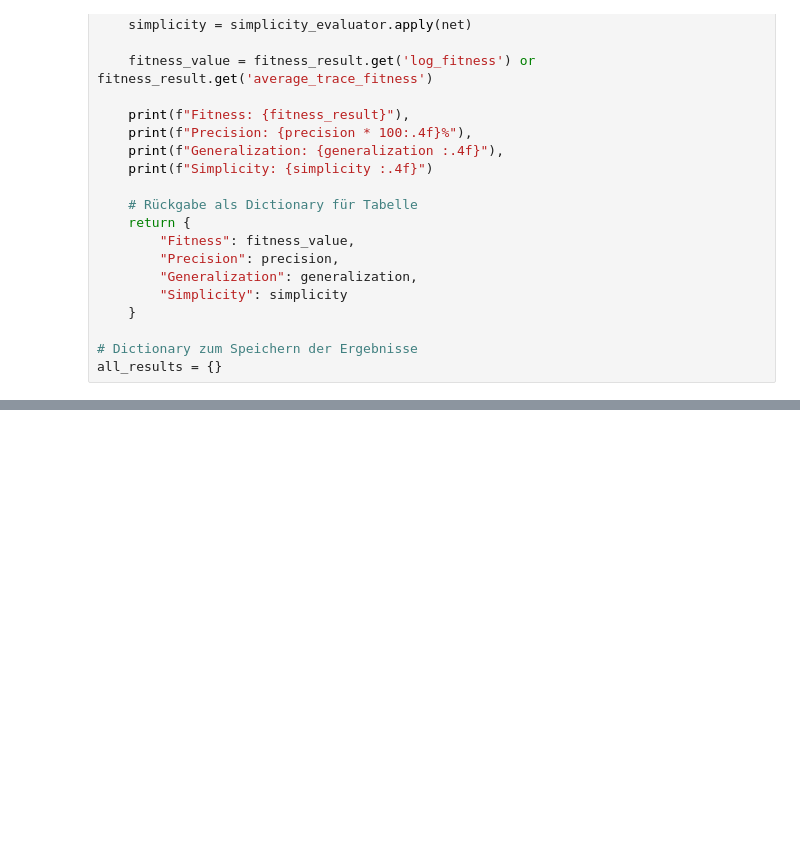
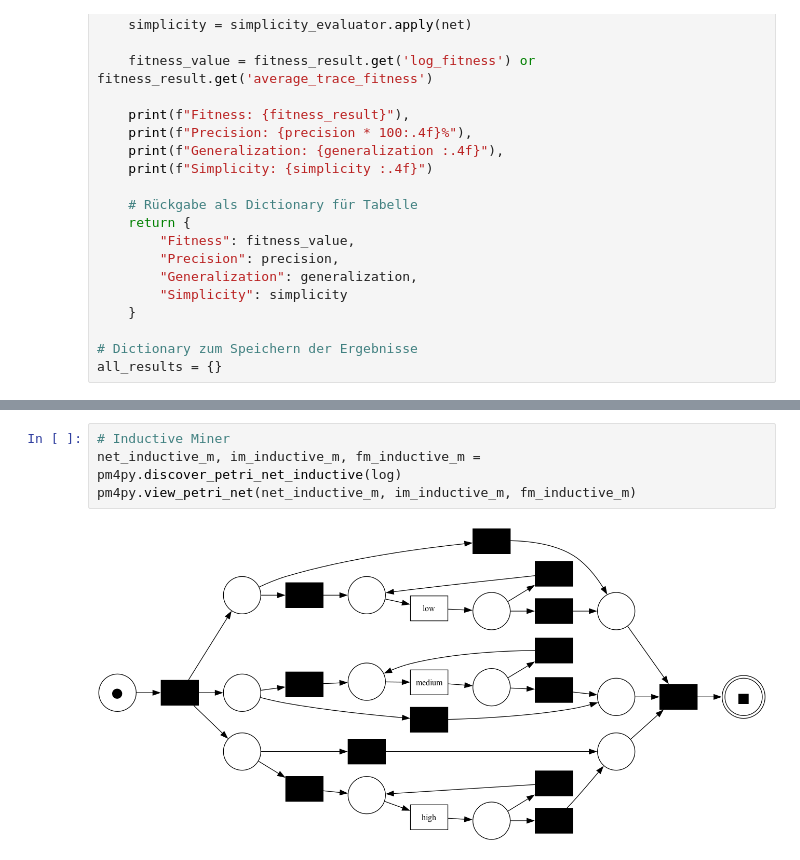
Before and after one commit to berielias-cpu/MasterArbeit, a Jupyter notebook: Masterarbeit/02_PM4Py Analyse.ipynb, the cells around one changed output, grey strips where cells are left out. Drawn from its saved outputs; the diff is of its cells as text; blank space fills up the shorter version.

```diff
--- a/Masterarbeit/02_PM4Py Analyse.ipynb
+++ b/Masterarbeit/02_PM4Py Analyse.ipynb
@@ -221,0 +238,6 @@ DFG (converted)  45.19%   100.00%         0.8255     0.6842
+# %%
+# Inductive Miner
+net_inductive_m, im_inductive_m, fm_inductive_m = pm4py.discover_petri_net_inductive(log)
+pm4py.view_petri_net(net_inductive_m, im_inductive_m, fm_inductive_m)
+# %% [output]
+[figure, added]
```
Also changed, not shown: parts of 58 cells of this notebook, 1 other file.
